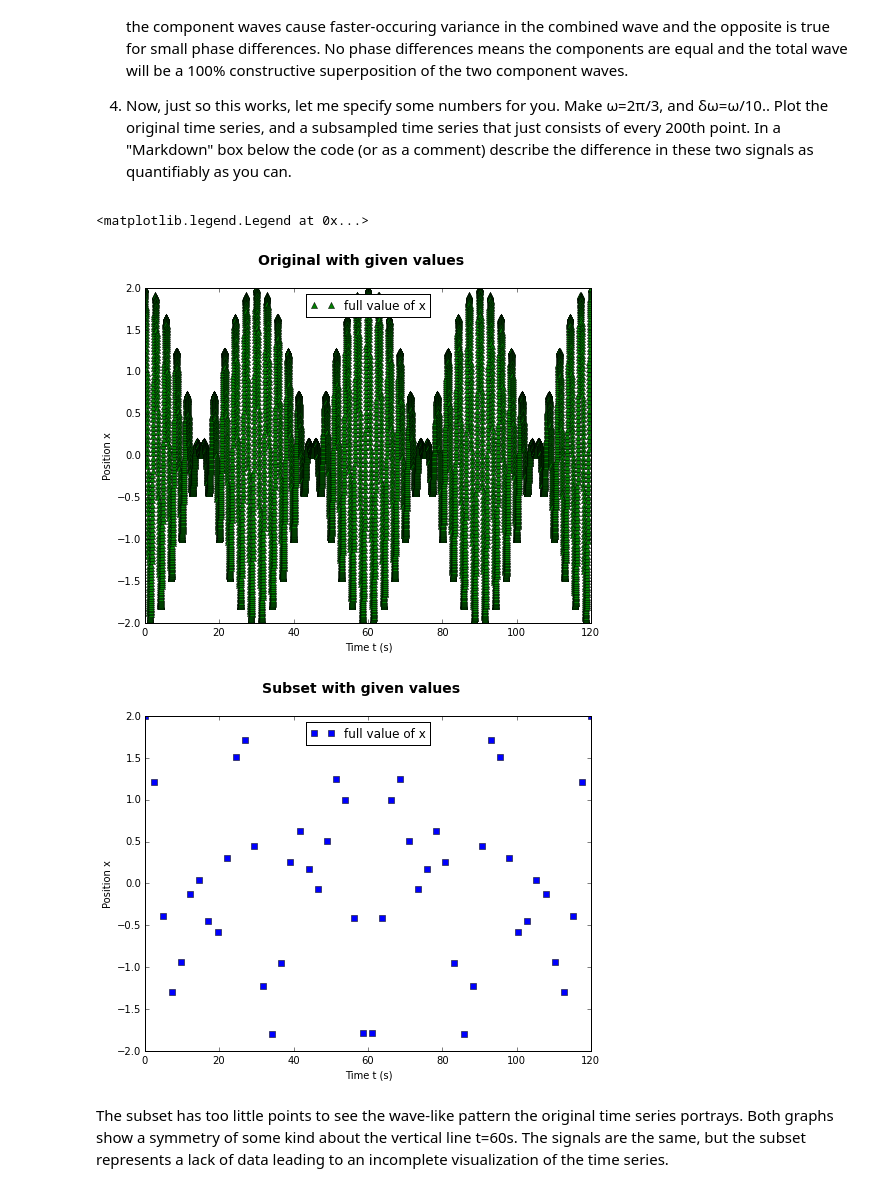
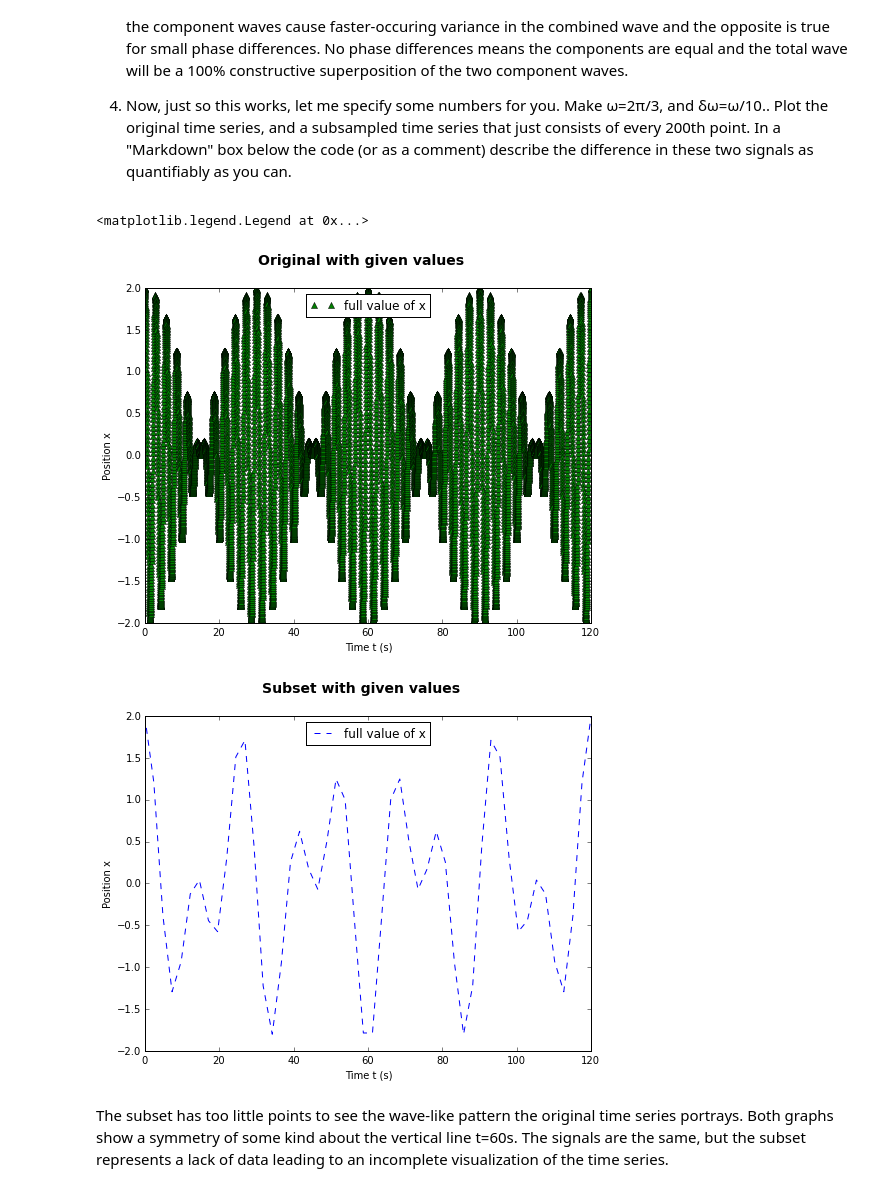
Before and after one commit to scanks/Phys411Assignments, a Jupyter notebook: Assignment #1.ipynb, the cells around one changed output. Drawn from its saved outputs; the diff is of its cells as text; code cells hidden in the pictures.

```diff
--- a/Assignment #1.ipynb
+++ b/Assignment #1.ipynb
@@ -101,35 +101,35 @@ ax.legend(loc=0)
 import numpy as np
 import matplotlib.pyplot as plt
 %matplotlib inline
 
 t= np.linspace(0.,120.,10000) #time vector
 x= np.cos(np.pi*2/3 * t) + np.cos((np.pi*2/3 + np.pi/15)*t) # original time series ( supersposition of both waves )
 
 #plotting with original time vector
 fig = plt.figure(figsize = (8,6))
 fig.suptitle('Original with given values', fontsize=14, fontweight='bold')
 ax= fig.add_subplot(111)
 ax.plot(t,x, 'g^', label='full value of x')
 ax.set_xlabel('Time t (s)')
 ax.set_ylabel('Position x')
 ax.legend(loc=0)
 
 
 m= np.linspace(0.,120.,50) #time vector with 1/200 the points of t
 v= np.cos(np.pi*2/3 * m) + np.cos((np.pi*2/3 + np.pi/15)*m) # original time series ( supersposition of both waves )
 
 #plotting the subset of time data
 fig = plt.figure(figsize = (8,6))
 fig.suptitle('Subset with given values', fontsize=14, fontweight='bold')
 ax= fig.add_subplot(111)
-ax.plot(m,v, 'bs', label='full value of x')
+ax.plot(m,v, 'b--', label='full value of x')
 ax.set_xlabel('Time t (s)')
 ax.set_ylabel('Position x')
 ax.legend(loc=0)
 # %% [output]
 <matplotlib.legend.Legend at 0x...>
 [figure]
-[figure, old version]
+[figure, new version]
 # %% [markdown]
 The subset has too little points to see the wave-like pattern the original time series portrays. Both graphs show a symmetry of some kind about the vertical line t=60s. The signals are the same, but the subset represents a lack of data leading to an incomplete visualization of the time series.
 # %% [markdown]
```
Also changed, not shown: parts of 5 cells of this notebook.
